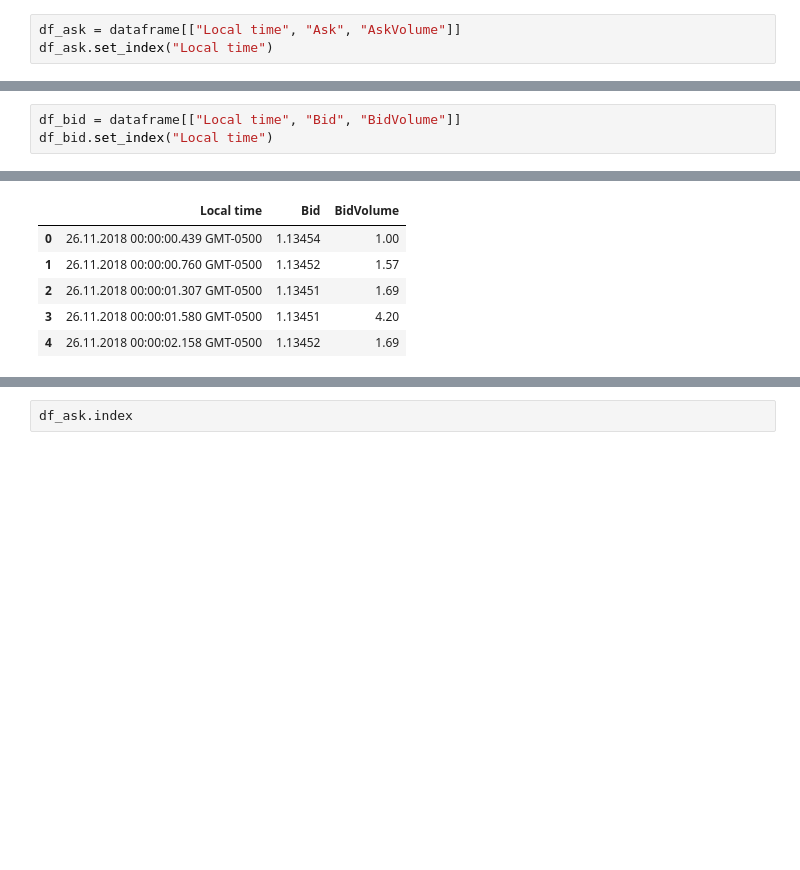
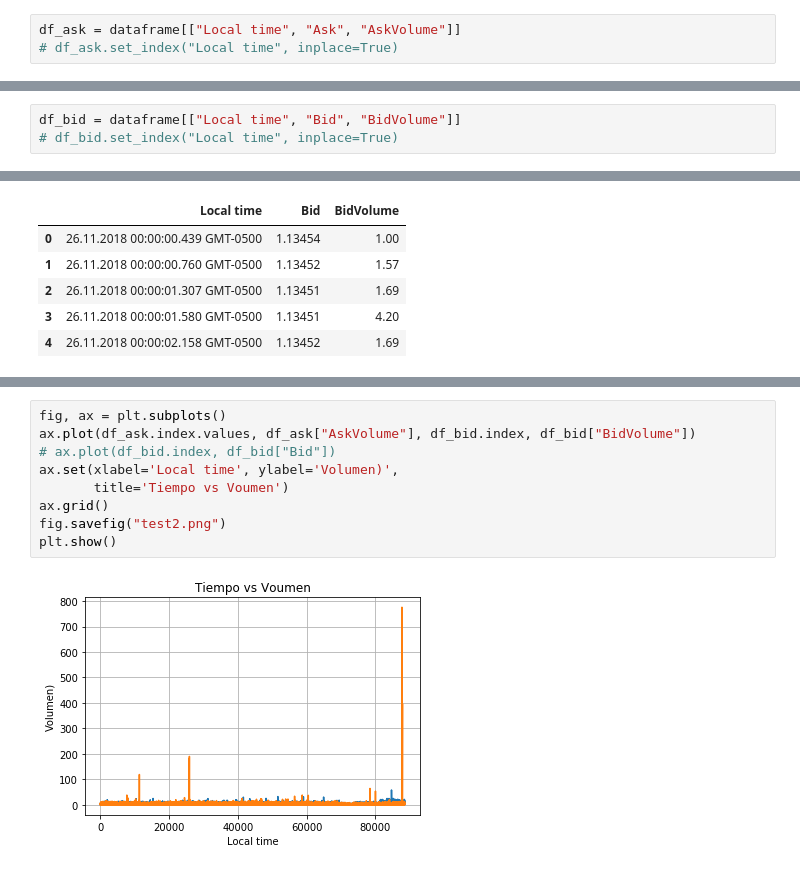
Before and after one commit to 2018-B-GR1-Python/proa-o-chaviznan-jairo-geovanny, a Jupyter notebook: PROYECTO/reporte_forex.ipynb, the cells around one changed output, grey strips where cells are left out. Drawn from its saved outputs; the diff is of its cells as text; blank space fills up the shorter version.

Commit message:
Tiempo vs volumen de contratos realizados

```diff
--- a/PROYECTO/reporte_forex.ipynb
+++ b/PROYECTO/reporte_forex.ipynb
@@ -16,3 +17,3 @@ dataframe.head()
 # %%
 df_ask = dataframe[["Local time", "Ask", "AskVolume"]]
-df_ask.set_index("Local time")
+# df_ask.set_index("Local time", inplace=True)
@@ -47,4 +28,4 @@ df_ask.head()
 | 4 | 26.11.2018 00:00:02.158 GMT-0500 | 1.13455 | 2.81 |
 # %%
 df_bid = dataframe[["Local time", "Bid", "BidVolume"]]
-df_bid.set_index("Local time")
+# df_bid.set_index("Local time", inplace=True)
@@ -88,5 +48,14 @@ fig.savefig("test.png")
 plt.show()
 # %% [output]
 [figure]
-# %%
-df_ask.index
+# %%
+fig, ax = plt.subplots()
+ax.plot(df_ask.index.values, df_ask["AskVolume"], df_bid.index, df_bid["BidVolume"])
+# ax.plot(df_bid.index, df_bid["Bid"])
+ax.set(xlabel='Local time', ylabel='Volumen)',
+       title='Tiempo vs Voumen')
+ax.grid()
+fig.savefig("test2.png")
+plt.show()
+# %% [output]
+[figure, added]
```
Also changed, not shown: parts of 5 cells of this notebook, 1 other file.
